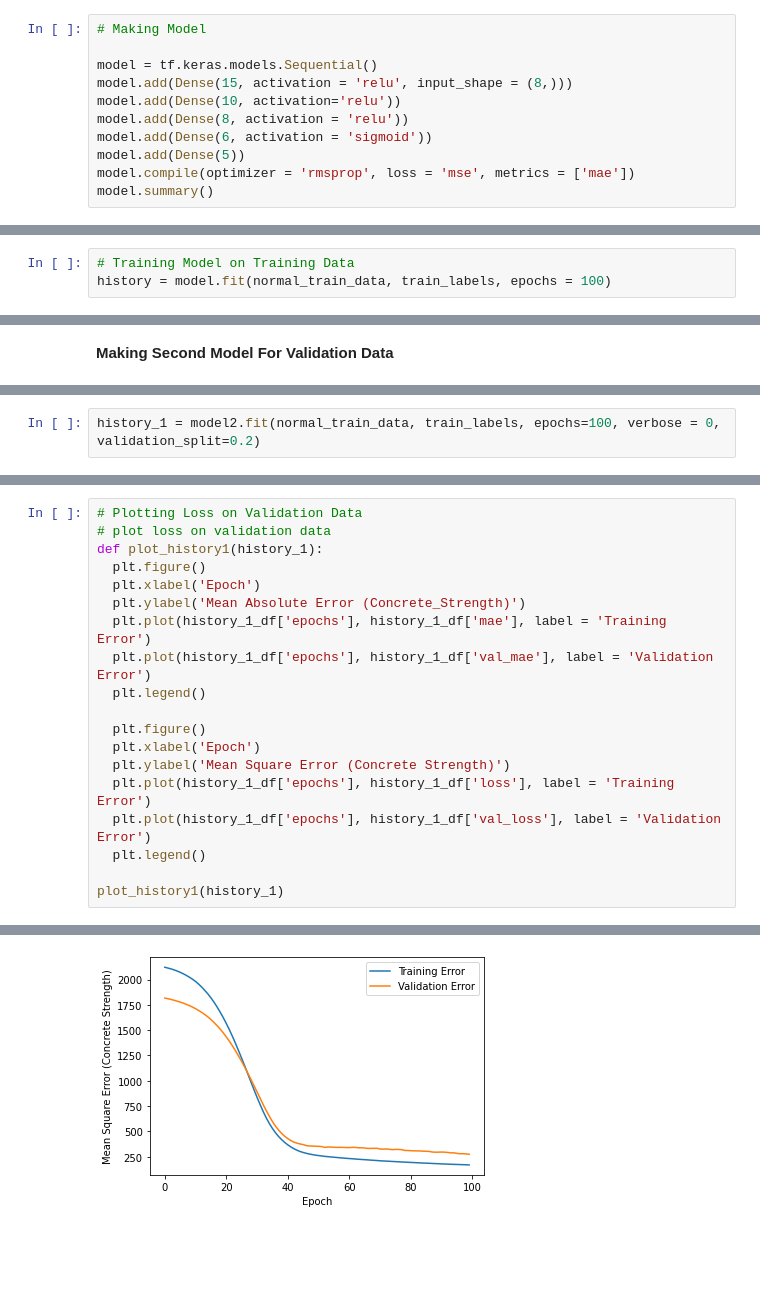
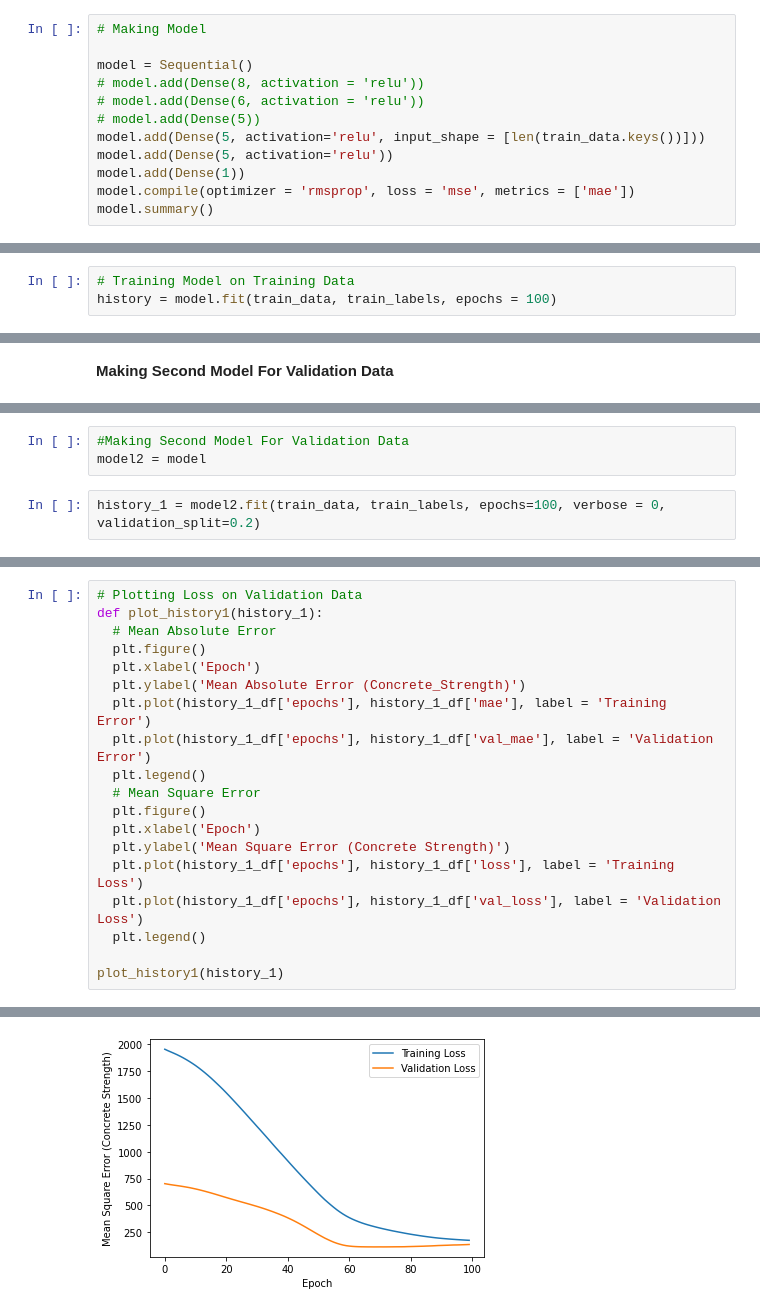
Before and after one commit to SyedHuzaifa007/PIAIC-Deep-Learning-Assignment, a Jupyter notebook: Concrete_Strength_Assignment.ipynb, the cells around one changed output, grey strips where cells are left out. Saved outputs shown, nothing was run; the diff lists cells and outputs as text; blank space fills up the shorter version.

```diff
--- a/Concrete_Strength_Assignment.ipynb
+++ b/Concrete_Strength_Assignment.ipynb
@@ -314,12 +300,13 @@ normal_test_data.tail()
 # %%
 # Making Model
 
-model = tf.keras.models.Sequential()
-model.add(Dense(15, activation = 'relu', input_shape = (8,)))
-model.add(Dense(10, activation='relu'))
-model.add(Dense(8, activation = 'relu'))
-model.add(Dense(6, activation = 'sigmoid'))
-model.add(Dense(5))
+model = Sequential()
+# model.add(Dense(8, activation = 'relu'))
+# model.add(Dense(6, activation = 'relu'))
+# model.add(Dense(5))
+model.add(Dense(5, activation='relu', input_shape = [len(train_data.keys())]))
+model.add(Dense(5, activation='relu'))
+model.add(Dense(1))
 model.compile(optimizer = 'rmsprop', loss = 'mse', metrics = ['mae'])
 model.summary()
 # %% [output]
@@ -343,6 +326,6 @@ Non-trainable params: 0
 _________________________________________________________________
 # %%
 # Training Model on Training Data
-history = model.fit(normal_train_data, train_labels, epochs = 100)
+history = model.fit(train_data, train_labels, epochs = 100)
 # %% [output]
 Epoch 1/100
@@ -448,5 +454,8 @@ _________________________________________________________________
+# %%
+#Making Second Model For Validation Data
+model2 = model
 # %%
-history_1 = model2.fit(normal_train_data, train_labels, epochs=100, verbose = 0, validation_split=0.2)
+history_1 = model2.fit(train_data, train_labels, epochs=100, verbose = 0, validation_split=0.2)
 # %%
 # Feeding history_1 In DataFrame
 history_1_df = pd.DataFrame(history_1.history)
@@ -495,19 +488,19 @@ Mean Absolute Error: 10763.0166015625
 # %%
 # Plotting Loss on Validation Data
-# plot loss on validation data
 def plot_history1(history_1):
+  # Mean Absolute Error
   plt.figure()
   plt.xlabel('Epoch')
   plt.ylabel('Mean Absolute Error (Concrete_Strength)')
   plt.plot(history_1_df['epochs'], history_1_df['mae'], label = 'Training Error')
   plt.plot(history_1_df['epochs'], history_1_df['val_mae'], label = 'Validation Error')
   plt.legend()
-
+  # Mean Square Error
   plt.figure()
   plt.xlabel('Epoch')
   plt.ylabel('Mean Square Error (Concrete Strength)')
-  plt.plot(history_1_df['epochs'], history_1_df['loss'], label = 'Training Error')
-  plt.plot(history_1_df['epochs'], history_1_df['val_loss'], label = 'Validation Error')
+  plt.plot(history_1_df['epochs'], history_1_df['loss'], label = 'Training Loss')
+  plt.plot(history_1_df['epochs'], history_1_df['val_loss'], label = 'Validation Loss')
   plt.legend()
 
 plot_history1(history_1)
@@ -516 +509 @@ plot_history1(history_1)
-[figure, old version]
+[figure, new version]
```
Also changed, not shown: parts of 65 cells of this notebook.
